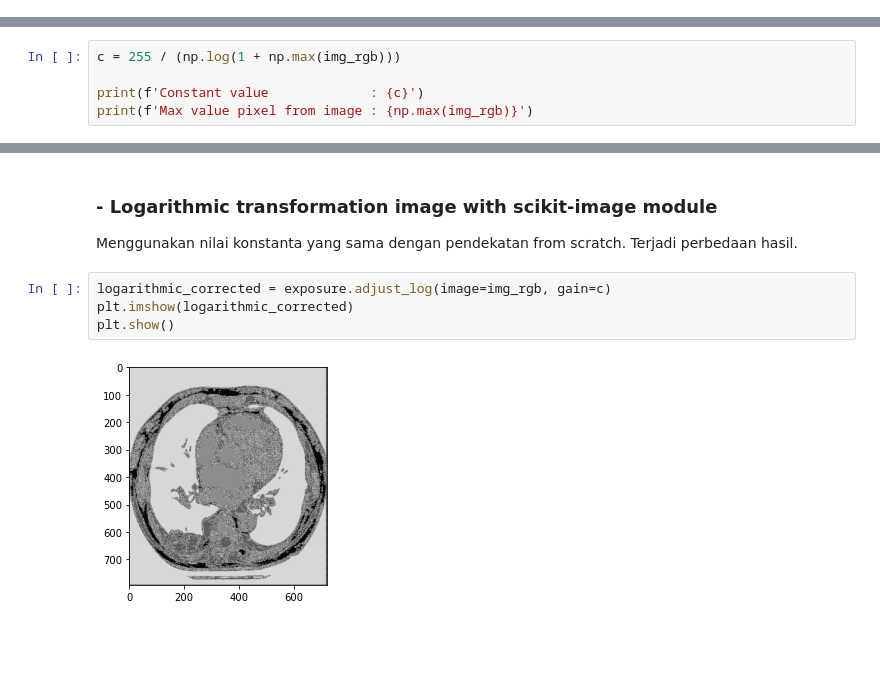
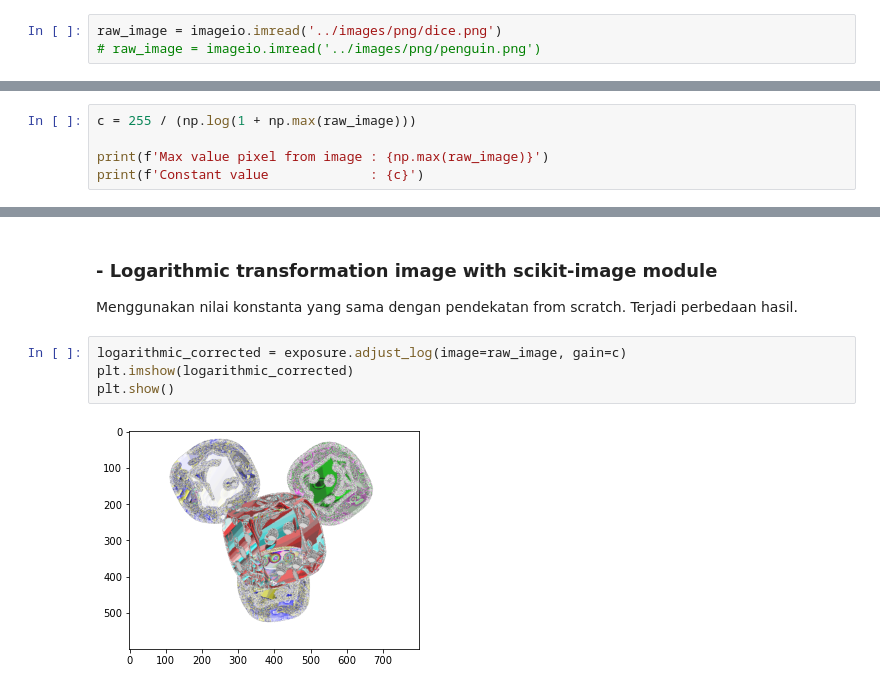
Before and after one commit to Pengolahan-Citra/Tugas-Basic-Operation, a Jupyter notebook: notebooks/logarithmic_transformation_images.ipynb, the cells around one changed output, grey strips where cells are left out. Drawn from its saved outputs; the diff is of its cells as text; blank space fills up the shorter version.

```diff
--- a/notebooks/logarithmic_transformation_images.ipynb
+++ b/notebooks/logarithmic_transformation_images.ipynb
@@ -22,0 +22,3 @@ img_rgb = cv2.cvtColor(raw_image, cv2.COLOR_BGR2RGB)
+# %%
+raw_image = imageio.imread('../images/png/dice.png')
+# raw_image = imageio.imread('../images/png/penguin.png')
@@ -90,8 +100,8 @@ array([[[  0,   0,   0],
 # %% [markdown]
 ### - Calculate constant
 # %%
-c = 255 / (np.log(1 + np.max(img_rgb)))
+c = 255 / (np.log(1 + np.max(raw_image)))
 
+print(f'Max value pixel from image : {np.max(raw_image)}')
 print(f'Constant value             : {c}')
-print(f'Max value pixel from image : {np.max(img_rgb)}')
 # %% [output]
@@ -158,11 +168,11 @@ plt.show()
 
 Menggunakan nilai konstanta yang sama dengan pendekatan from scratch. Terjadi perbedaan hasil.
 # %%
-logarithmic_corrected = exposure.adjust_log(image=img_rgb, gain=c)
+logarithmic_corrected = exposure.adjust_log(image=raw_image, gain=c)
 plt.imshow(logarithmic_corrected)
 plt.show()
 # %% [output]
-[figure, old version]
+[figure, new version]
 # %%
 color = ('r', 'g', 'b')
 
```
Also changed, not shown: parts of 17 cells of this notebook.
